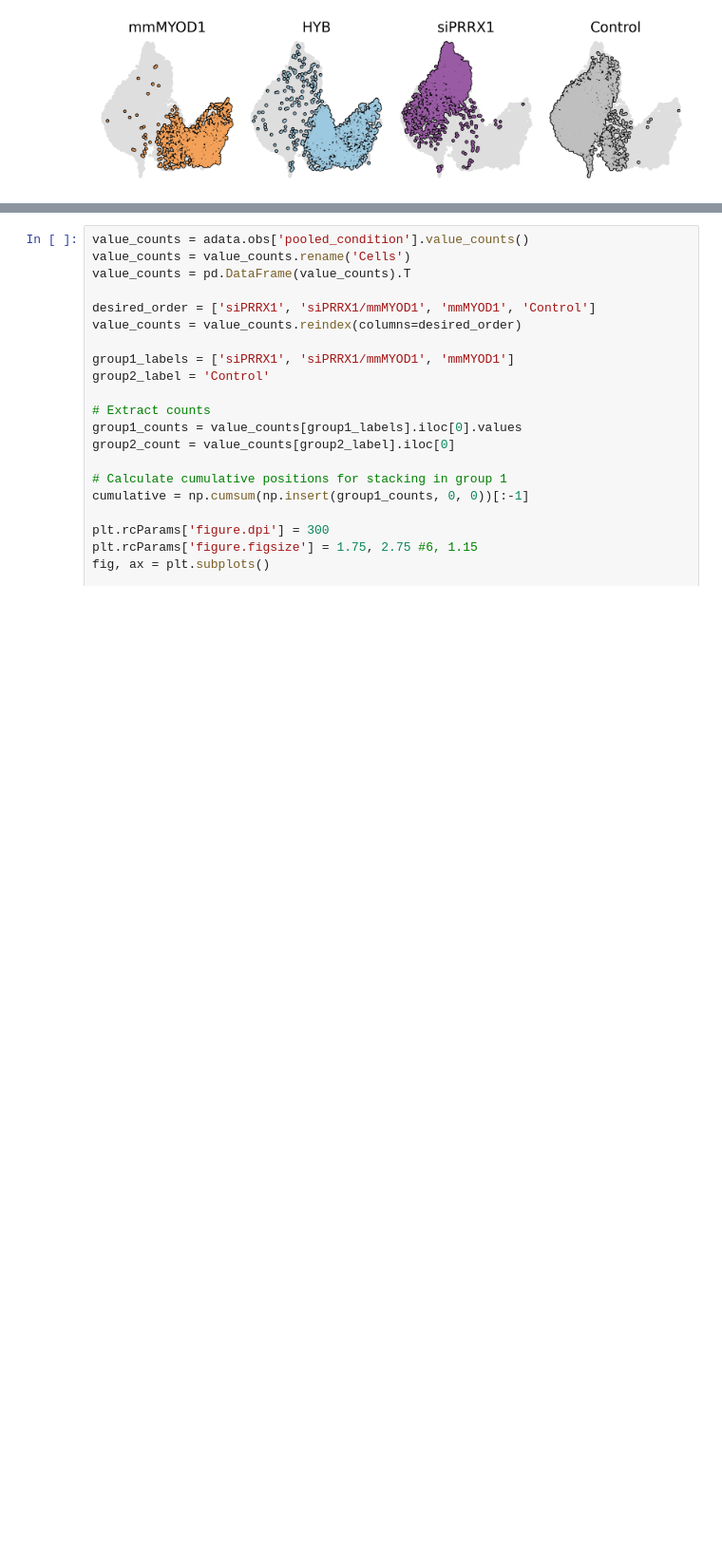
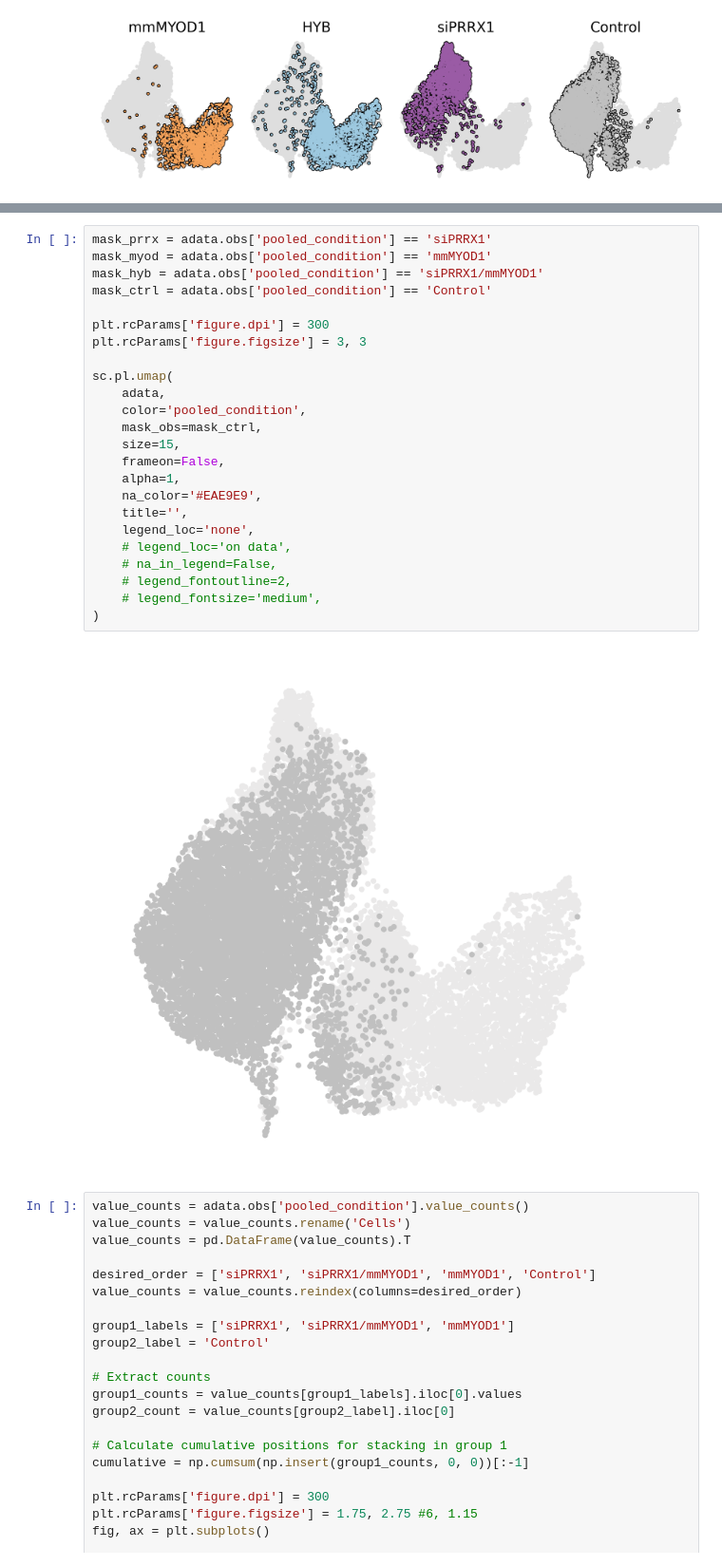
Before and after one commit to jrcwycy/hybrid_reprogramming, a Jupyter notebook: notebooks/anndatas/pretty_plots.ipynb, the cells around one changed output, grey strips where cells are left out. Shown at 95% size. Drawn from its saved outputs; the diff is of its cells as text; blank space fills up the shorter version.

```diff
--- a/notebooks/anndatas/pretty_plots.ipynb
+++ b/notebooks/anndatas/pretty_plots.ipynb
@@ -245,3 +288,29 @@ plt.show()
+# %%
+mask_prrx = adata.obs['pooled_condition'] == 'siPRRX1'
+mask_myod = adata.obs['pooled_condition'] == 'mmMYOD1'
+mask_hyb = adata.obs['pooled_condition'] == 'siPRRX1/mmMYOD1'
+mask_ctrl = adata.obs['pooled_condition'] == 'Control'
+
+plt.rcParams['figure.dpi'] = 300
+plt.rcParams['figure.figsize'] = 3, 3
+
+sc.pl.umap(
+    adata,
+    color='pooled_condition',
+    mask_obs=mask_ctrl,
+    size=15,
+    frameon=False,
+    alpha=1,
+    na_color='#EAE9E9',
+    title='',
+    legend_loc='none',
+    # legend_loc='on data',
+    # na_in_legend=False,
+    # legend_fontoutline=2,
+    # legend_fontsize='medium',
+)
+# %% [output]
+[figure, added]
 # %%
 value_counts = adata.obs['pooled_condition'].value_counts()
 value_counts = value_counts.rename('Cells')
```
Also changed, not shown: parts of 10 cells of this notebook, 6 other files.
